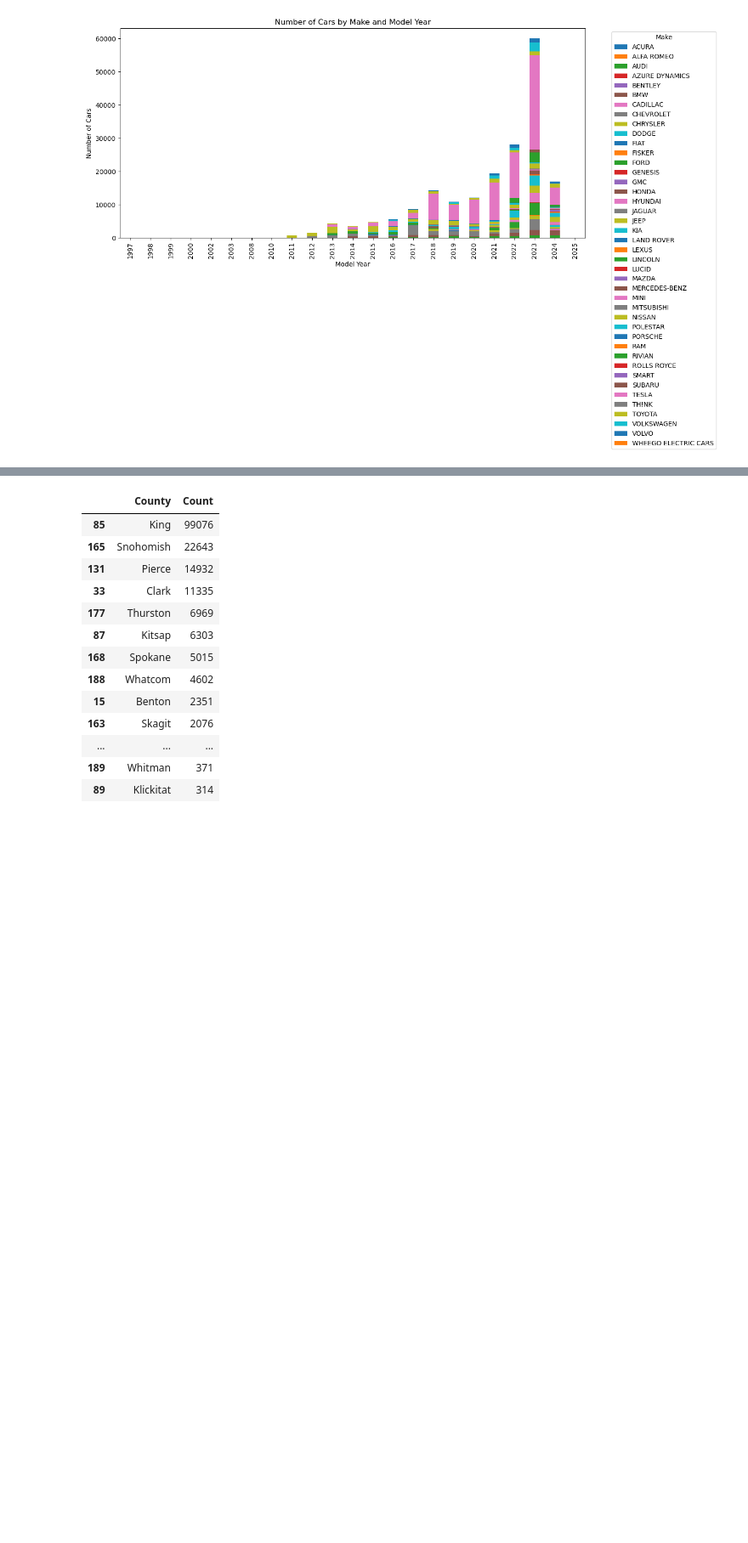
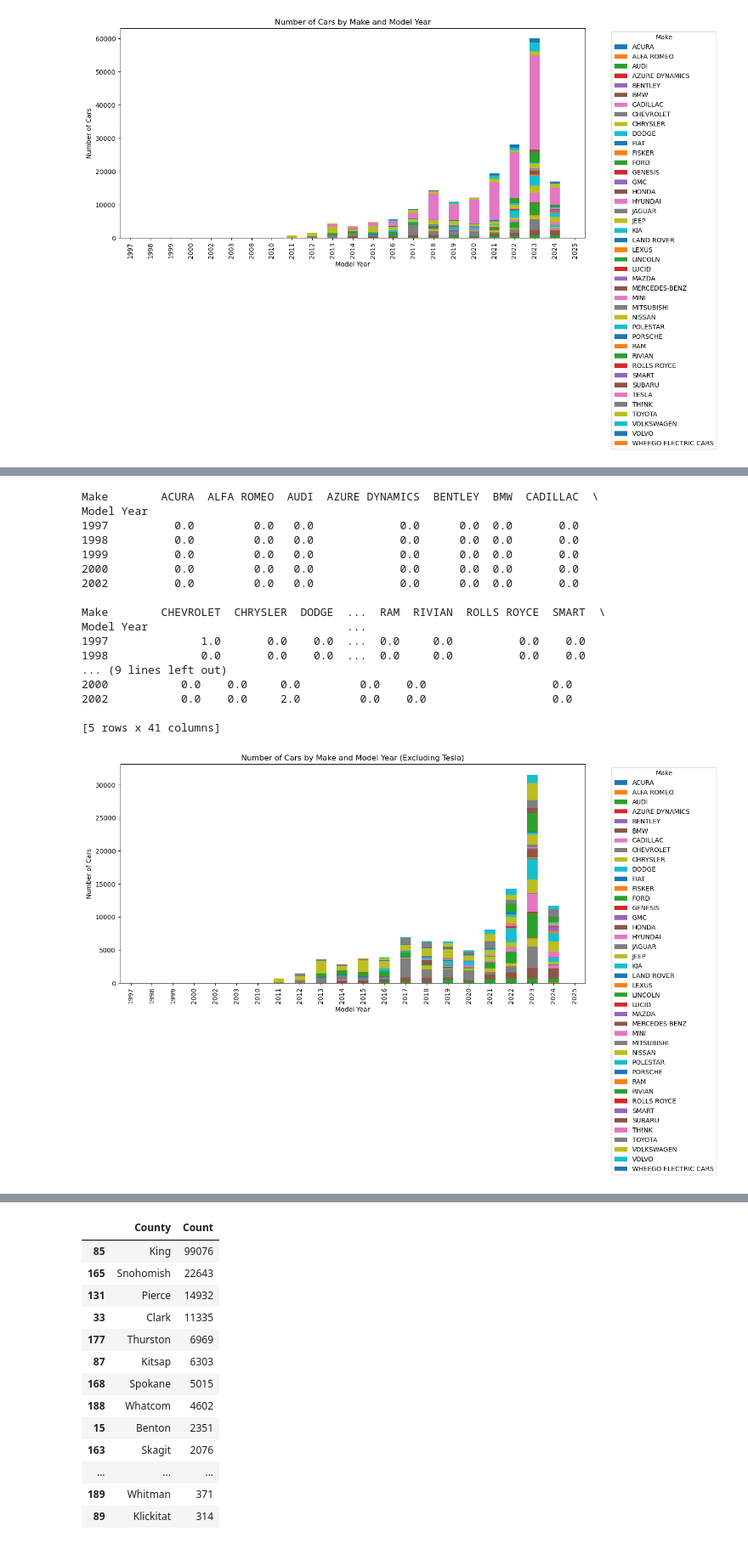
Before and after one commit to mariemsdiaz/electric-vehicles-washington, a Jupyter notebook: Niaz_Project/EV_Analysis_Niaz.ipynb, the cells around one changed output, grey strips where cells are left out. Shown at 85% size. Cells and saved outputs as stored; diff of their text form; code cells hidden in the pictures; blank space fills up the shorter version.

```diff
--- a/Niaz_Project/EV_Analysis_Niaz.ipynb
+++ b/Niaz_Project/EV_Analysis_Niaz.ipynb
@@ -99,0 +138,41 @@ plt.show()
+# %%
+# Step 1: Group by 'Model Year' and 'Make' and count the number of cars
+make_model_year_counts = ev_data.groupby(['Model Year', 'Make']).size().reset_index(name='Count')
+
+# Step 2: Remove rows where 'Make' is 'Tesla'
+make_model_year_counts = make_model_year_counts.loc[make_model_year_counts['Make'] != 'TESLA']
+
+# Step 3: Pivot the DataFrame to have 'Model Year' as index and 'Make' as columns
+make_model_year_pivot = make_model_year_counts.pivot(index='Model Year', columns='Make', values='Count').fillna(0)
+
+# Display the pivoted data
+print(make_model_year_pivot.head())
+
+# Step 4: Create a stacked bar chart
+make_model_year_pivot.plot(kind='bar', stacked=True, figsize=(14, 8))
+
+plt.title('Number of Cars by Make and Model Year (Excluding Tesla)')
+plt.xlabel('Model Year')
+plt.ylabel('Number of Cars')
+plt.legend(title='Make', bbox_to_anchor=(1.05, 1), loc='upper left')
+plt.tight_layout()
+plt.show()
+# %% [output]
+Make        ACURA  ALFA ROMEO  AUDI  AZURE DYNAMICS  BENTLEY  BMW  CADILLAC  \
+Model Year
+1997          0.0         0.0   0.0             0.0      0.0  0.0       0.0
+1998          0.0         0.0   0.0             0.0      0.0  0.0       0.0
+1999          0.0         0.0   0.0             0.0      0.0  0.0       0.0
+2000          0.0         0.0   0.0             0.0      0.0  0.0       0.0
+2002          0.0         0.0   0.0             0.0      0.0  0.0       0.0
+
+Make        CHEVROLET  CHRYSLER  DODGE  ...  RAM  RIVIAN  ROLLS ROYCE  SMART  \
+Model Year                              ...
+1997              1.0       0.0    0.0  ...  0.0     0.0          0.0    0.0
+1998              0.0       0.0    0.0  ...  0.0     0.0          0.0    0.0
+... (9 lines left out)
+2000           0.0    0.0     0.0         0.0    0.0                   0.0
+2002           0.0    0.0     2.0         0.0    0.0                   0.0
+
+[5 rows x 41 columns]
+[figure, added]
```
Also changed, not shown: parts of 22 cells of this notebook, 5 other files.
